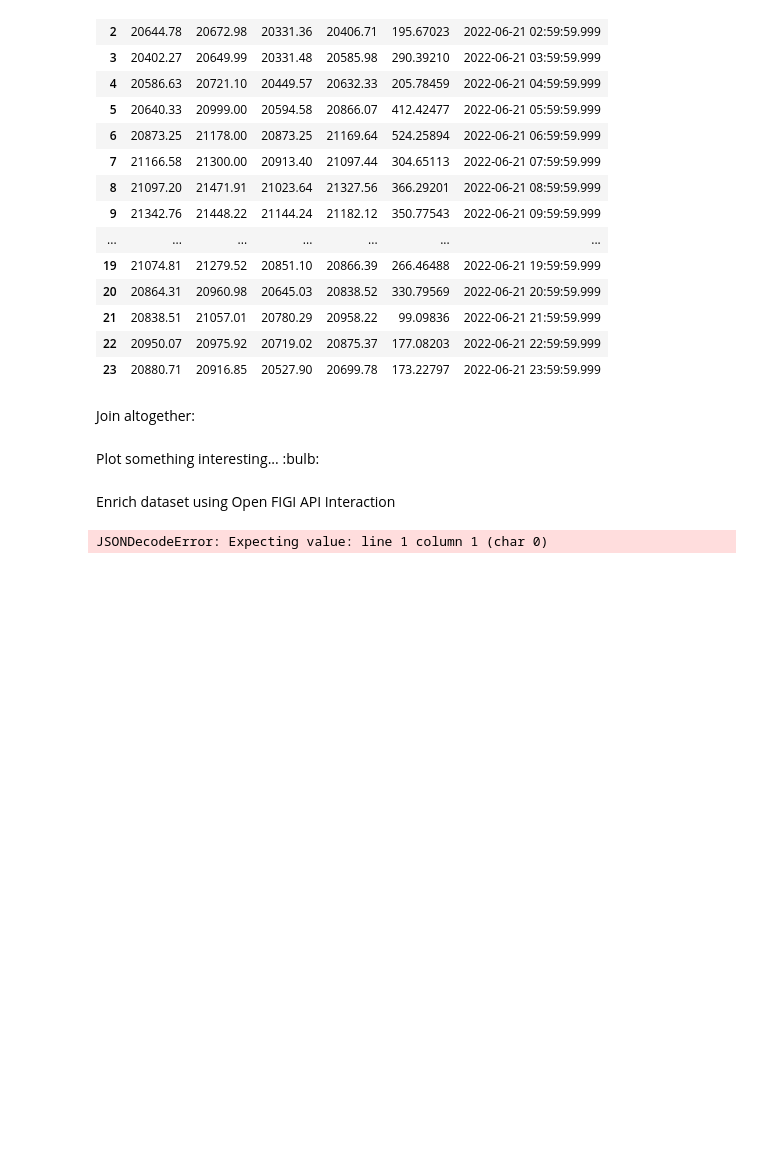
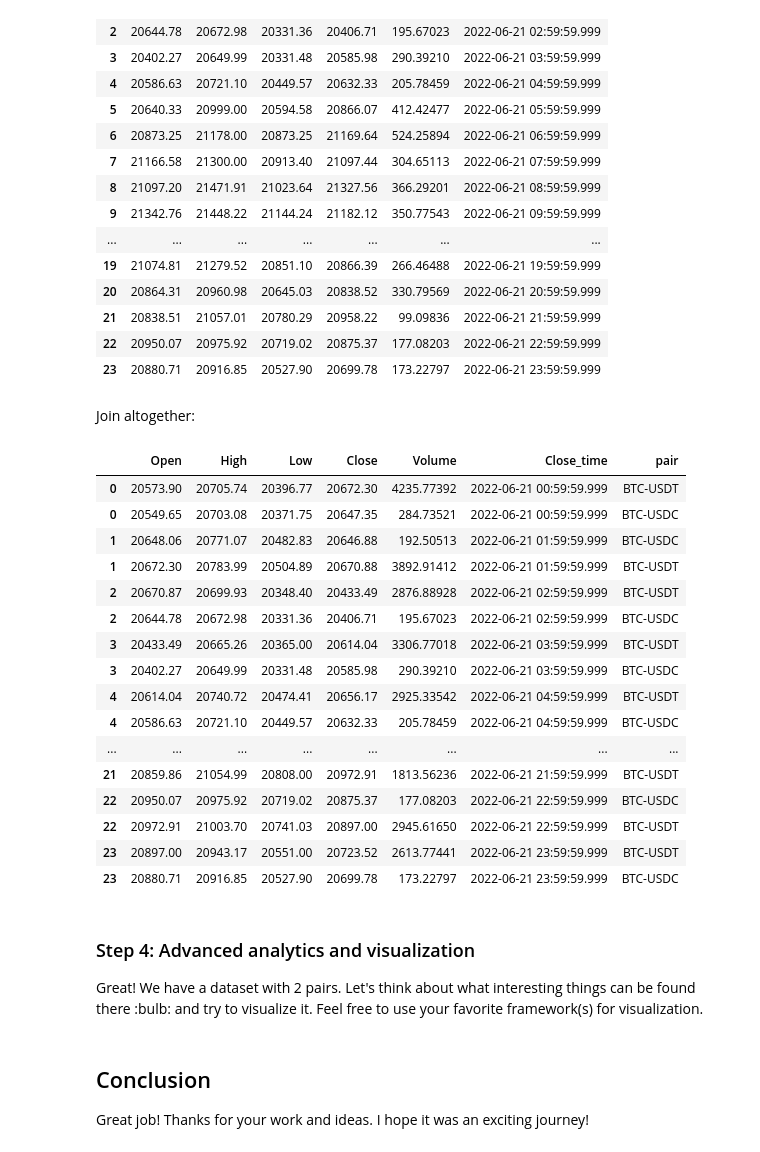
Before and after one commit to codez0mb1e/resistance, a Jupyter notebook: src/candidate_tests.ipynb, the cells around one changed output. Saved outputs shown, nothing was run; the diff lists cells and outputs as text; code cells hidden in the pictures; blank space fills up the shorter version.

```diff
--- a/src/candidate_tests.ipynb
+++ b/src/candidate_tests.ipynb
@@ -205,27 +226,43 @@ Join altogether:
 # %%
 btcusdt_1h_df['pair'] = 'BTC-USDT'
 btcusdc_1h_df['pair'] = 'BTC-USDC'
 
+# Join datasets
 candles_1h_df = pd.concat([btcusdt_1h_df, btcusdc_1h_df])
 
+# Validate result
 assert(
     isinstance(candles_1h_df, pd.DataFrame)
     and candles_1h_df.shape == (48, 7)
     and (candles_1h_df['pair'].unique() == ['BTC-USDT', 'BTC-USDC']).all()
 )
+
+# Sort output by Close_time
+candles_1h_df.sort_values('Close_time')
+# %% [output]
+|  | Open | High | Low | Close | Volume | Close_time | pair |
+| 0 | 20573.90 | 20705.74 | 20396.77 | 20672.30 | 4235.77392 | 2022-06-21 00:59:59.999 | BTC-USDT |
+| 0 | 20549.65 | 20703.08 | 20371.75 | 20647.35 | 284.73521 | 2022-06-21 00:59:59.999 | BTC-USDC |
+| 1 | 20648.06 | 20771.07 | 20482.83 | 20646.88 | 192.50513 | 2022-06-21 01:59:59.999 | BTC-USDC |
+| 1 | 20672.30 | 20783.99 | 20504.89 | 20670.88 | 3892.91412 | 2022-06-21 01:59:59.999 | BTC-USDT |
+| 2 | 20670.87 | 20699.93 | 20348.40 | 20433.49 | 2876.88928 | 2022-06-21 02:59:59.999 | BTC-USDT |
+| 2 | 20644.78 | 20672.98 | 20331.36 | 20406.71 | 195.67023 | 2022-06-21 02:59:59.999 | BTC-USDC |
+| 3 | 20433.49 | 20665.26 | 20365.00 | 20614.04 | 3306.77018 | 2022-06-21 03:59:59.999 | BTC-USDT |
+| 3 | 20402.27 | 20649.99 | 20331.48 | 20585.98 | 290.39210 | 2022-06-21 03:59:59.999 | BTC-USDC |
+| 4 | 20614.04 | 20740.72 | 20474.41 | 20656.17 | 2925.33542 | 2022-06-21 04:59:59.999 | BTC-USDT |
+| 4 | 20586.63 | 20721.10 | 20449.57 | 20632.33 | 205.78459 | 2022-06-21 04:59:59.999 | BTC-USDC |
+| ... | ... | ... | ... | ... | ... | ... | ... |
+| 21 | 20859.86 | 21054.99 | 20808.00 | 20972.91 | 1813.56236 | 2022-06-21 21:59:59.999 | BTC-USDT |
+| 22 | 20950.07 | 20975.92 | 20719.02 | 20875.37 | 177.08203 | 2022-06-21 22:59:59.999 | BTC-USDC |
+| 22 | 20972.91 | 21003.70 | 20741.03 | 20897.00 | 2945.61650 | 2022-06-21 22:59:59.999 | BTC-USDT |
+| 23 | 20897.00 | 20943.17 | 20551.00 | 20723.52 | 2613.77441 | 2022-06-21 23:59:59.999 | BTC-USDT |
+| 23 | 20880.71 | 20916.85 | 20527.90 | 20699.78 | 173.22797 | 2022-06-21 23:59:59.999 | BTC-USDC |
-# %% [markdown]
-Plot something interesting... :bulb:
-# %% [markdown]
-Enrich dataset using Open FIGI API Interaction
-# %%
-def send_request(ticker: str) -> pd.DataFrame:
-    api_url = f'https://www.openfigi.com/search/query?facetQuery=MARKET_SECTOR_DES:%22Curncy%22&num_rows=100&simpleSearchString={ticker}&start=0'
-
-    response = httpx.get(api_url)
-    json_response = response.json()
-
-    return pd.DataFrame.from_dict(json_response['result'], orient='columns')
-
-send_request('BTCUSDT')
-# %% [output]
-JSONDecodeError: Expecting value: line 1 column 1 (char 0)
+# %% [markdown]
+### Step 4: Advanced analytics and visualization
+
+Great! We have a dataset with 2 pairs. Let's think about what interesting things can be found there :bulb: and try to visualize it.
+Feel free to use your favorite framework(s) for visualization.
+# %% [markdown]
+## Conclusion
+
+Great job! Thanks for your work and ideas. I hope it was an exciting journey!
```
Also changed, not shown: parts of 21 cells of this notebook.
